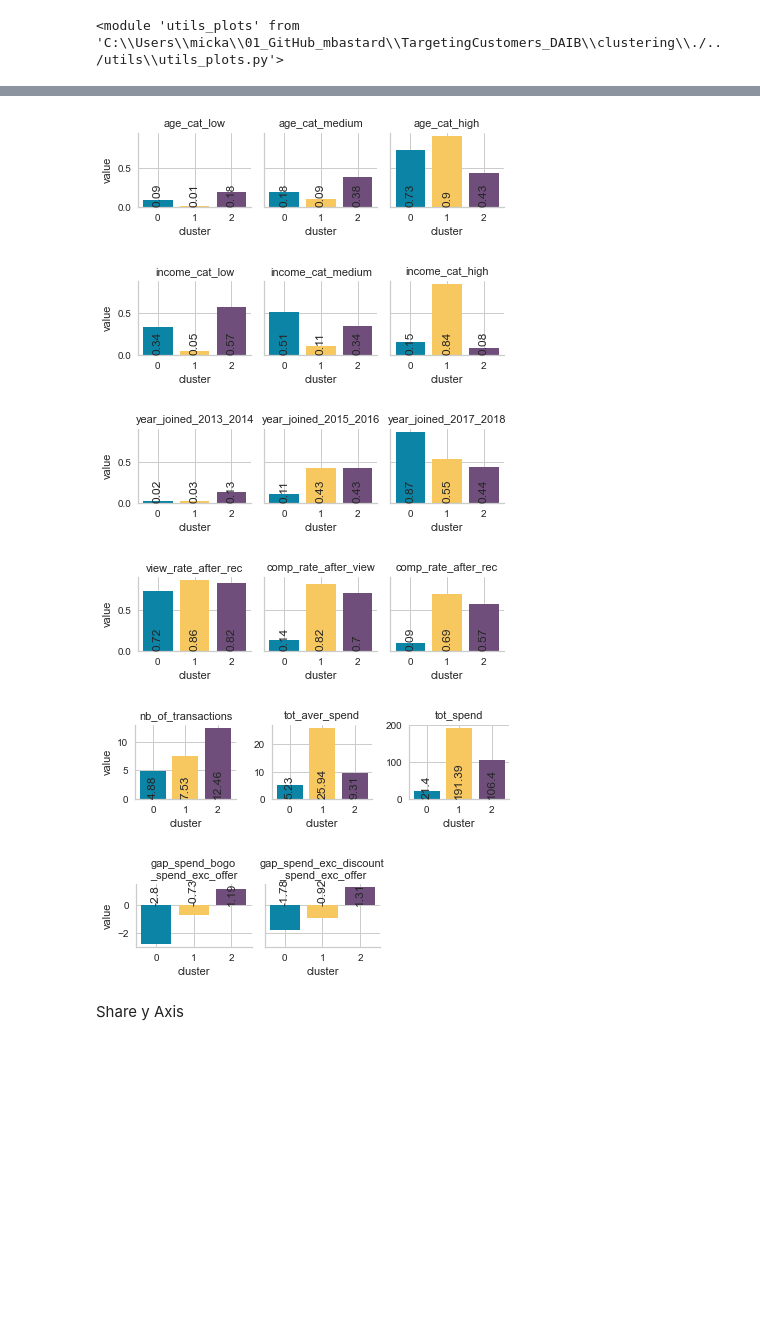
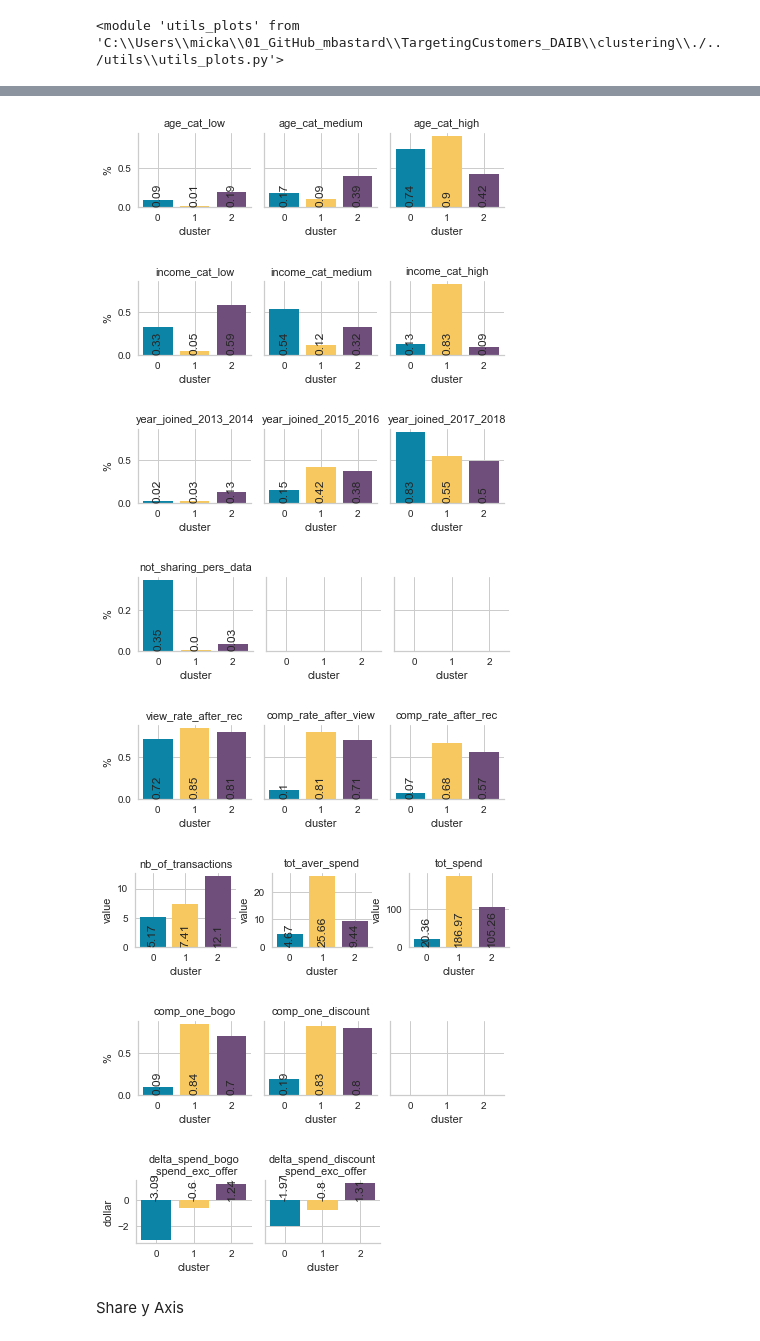
Before and after one commit to mbastard/TargetingCustomers_DAIB, a Jupyter notebook: clustering/clustering_mickael.ipynb, the cells around one changed output, grey strips where cells are left out. Cells and saved outputs as stored; diff of their text form; code cells hidden in the pictures; blank space fills up the shorter version.

```diff
--- a/clustering/clustering_mickael.ipynb
+++ b/clustering/clustering_mickael.ipynb
@@ -78,7 +76,9 @@ Columns dropped:
 # %% [markdown]
 Drop hot-encoded variables
 # %%
-profile = profile.drop(["gender", "age", "became_member_on", "year_joined", "income", "prep_nb_of_offer_rec", "prep_nb_of_offer_view", "prep_nb_of_offer_comp"], axis=1).copy()
+profile = profile.drop(["gender", "age", "became_member_on", "year_joined", "income",
+                        "prep_nb_of_offer_rec", "prep_nb_of_offer_view", "prep_nb_of_offer_comp",
+                        "delta_prep_tot_aver_spend_bogo_exc_offers", "delta_prep_tot_aver_spend_discount_exc_offers"], axis=1).copy()
 # %% [markdown]
 Printing the variables that are used for the modelling
 # %%
@@ -213,6 +213,6 @@ Compute 'gap_spend_bogo_spend_exc_offer' and 'gap_spend_exc_discount\n_spend_exc
 # %%
-profile_new["gap_spend_bogo\n_spend_exc_offer"] = profile_new["prep_tot_aver_spend_bogo"] - profile_new["prep_tot_aver_spend_exc_offers"]
-profile_new["gap_spend_exc_discount\n_spend_exc_offer"] = profile_new["prep_tot_aver_spend_discount"] - profile_new["prep_tot_aver_spend_exc_offers"]
+profile_new["delta_spend_bogo\n_spend_exc_offer"] = profile_new["prep_tot_aver_spend_bogo"] - profile_new["prep_tot_aver_spend_exc_offers"]
+profile_new["delta_spend_discount\n_spend_exc_offer"] = profile_new["prep_tot_aver_spend_discount"] - profile_new["prep_tot_aver_spend_exc_offers"]
 # %%
 profile_new.columns
 # %% [output]
@@ -234,6 +240,7 @@ opt_col_order = ['gender_F', 'gender_M', 'gender_O',
                  'age_cat_low', 'age_cat_medium', 'age_cat_high',
                  'income_cat_low', 'income_cat_medium', 'income_cat_high',
                  'year_joined_2013_2014', 'year_joined_2015_2016', 'year_joined_2017_2018',
+                 'not_sharing_pers_data', ' ', ' ',
 
                  'view_rate_after_rec', 'comp_rate_after_view', 'comp_rate_after_rec',
 
@@ -241,7 +248,9 @@ opt_col_order = ['gender_F', 'gender_M', 'gender_O',
 
                  #'prep_tot_aver_spend_exc_offers', 'prep_tot_aver_spend_bogo', 'prep_tot_aver_spend_discount',
 
-                 'gap_spend_bogo\n_spend_exc_offer', 'gap_spend_exc_discount\n_spend_exc_offer'#, 'prep_tot_aver_reward',                 prep_tot_spend
+                 'prep_comp_one_bogo', 'prep_comp_one_discount', ' ',
+
+                 'delta_spend_bogo\n_spend_exc_offer', 'delta_spend_discount\n_spend_exc_offer'#, 'prep_tot_aver_reward',                 prep_tot_spend
 
                  ]
 
@@ -252,8 +261,23 @@ sharey_lst = [True,
               True,
               True,
               True,
+              True,
               False,
+              True,
               True
              ]
-t = utpl.barPlotGrid_values(profile = profile_new.copy(), kmeans_clusters = kmeans_clusters, filename="Map_BarPlot", opt_col_order = opt_col_order, sharey_lst = sharey_lst)
+
+ylabel_lst = ["%",
+              "%",
+              "%",
+              "%",
+              "%",
+              "%",
+              "value",
+              "%",
+              "dollar"
+             ]
+
+t = utpl.barPlotGrid_values(profile = profile_new.copy(), kmeans_clusters = kmeans_clusters, filename="Map_BarPlot", opt_col_order = opt_col_order,
+                            sharey_lst = sharey_lst, ylabel_lst=ylabel_lst)
 # %% [output]
@@ -261,9 +285,11 @@ t = utpl.barPlotGrid_values(profile = profile_new.copy(), kmeans_clusters = kmea
-[figure, old version]
+[figure, new version]
-[figure, old version]
+[figure, new version]
-[figure, old version]
+[figure, new version]
-[figure, old version]
+[figure, new version]
-[figure, old version]
+[figure, new version]
-[figure, old version]
+[figure, new version]
+[figure, added]
+[figure, added]
 # %% [markdown]
 Share y Axis
 # %% [markdown]
```
Also changed, not shown: parts of 17 cells of this notebook.
